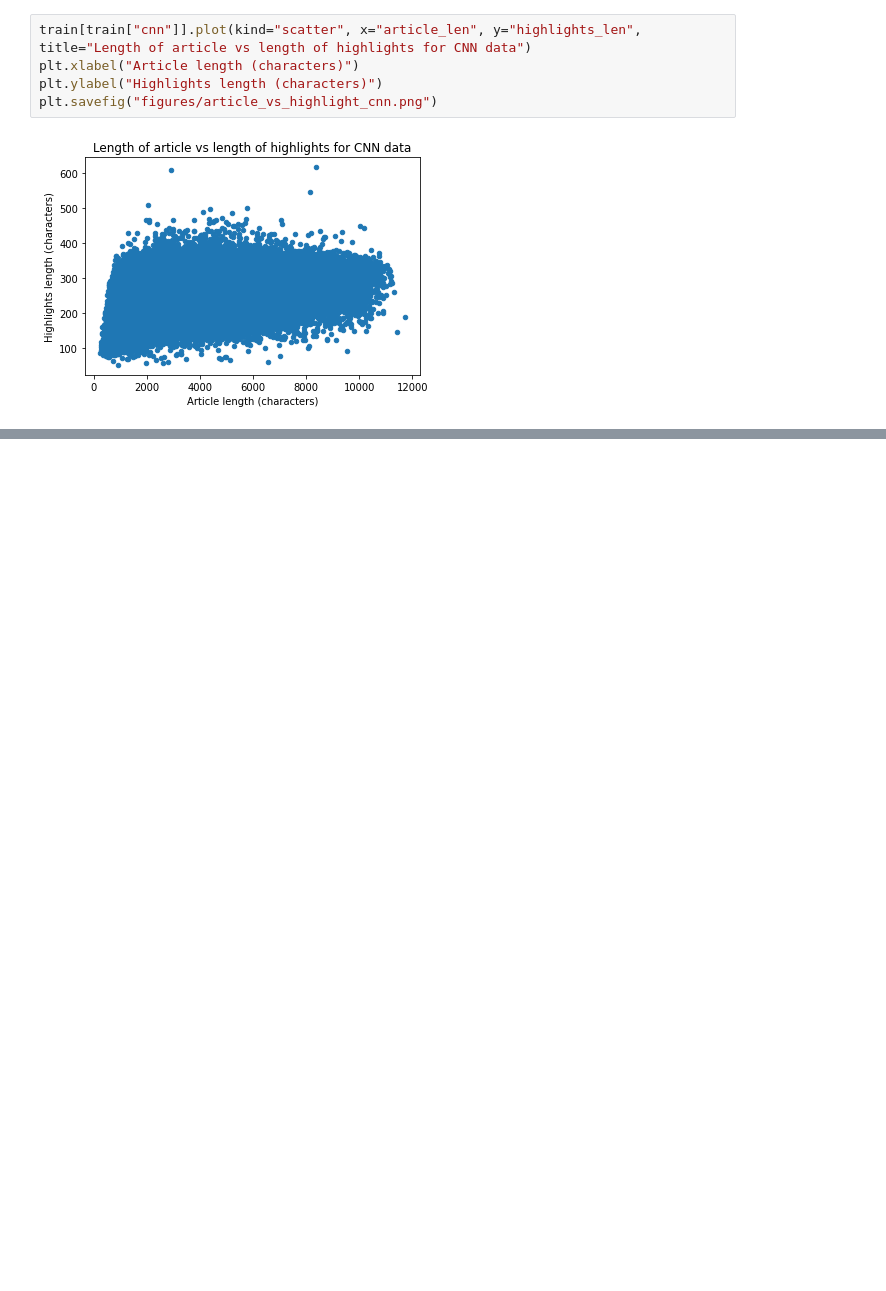
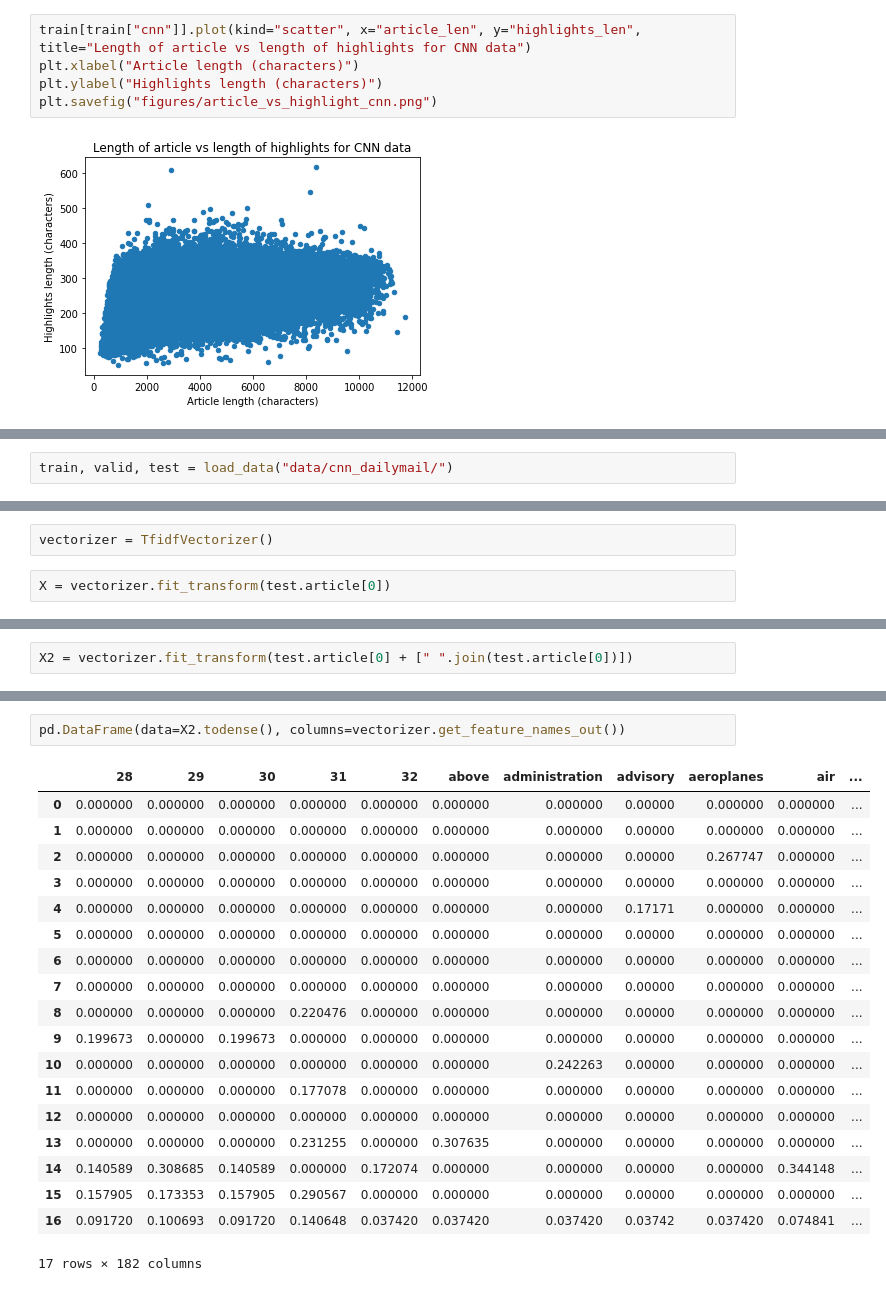
Before and after one commit to grant-TraDA/NLP-2022L, a Jupyter notebook: projects/team_2/app/src/eda.ipynb, the cells around one changed output, grey strips where cells are left out. Cells and saved outputs as stored; diff of their text form; blank space fills up the shorter version.

```diff
--- a/projects/team_2/eda.ipynb
+++ b/projects/team_2/app/src/eda.ipynb
@@ -417,0 +424,2 @@ plt.savefig("figures/article_vs_highlight_cnn.png")
+# %%
+train, valid, test = load_data("data/cnn_dailymail/")
@@ -417,0 +447,4 @@ plt.savefig("figures/article_vs_highlight_cnn.png")
+# %%
+vectorizer = TfidfVectorizer()
+# %%
+X = vectorizer.fit_transform(test.article[0])
@@ -417,0 +471,2 @@ plt.savefig("figures/article_vs_highlight_cnn.png")
+# %%
+X2 = vectorizer.fit_transform(test.article[0] + [" ".join(test.article[0])])
@@ -417,0 +489,22 @@ plt.savefig("figures/article_vs_highlight_cnn.png")
+# %%
+pd.DataFrame(data=X2.todense(), columns=vectorizer.get_feature_names_out())
+# %% [output]
+|  | 28 | 29 | 30 | 31 | 32 | above | administration | advisory | aeroplanes | air | ... |
+| 0 | 0.000000 | 0.000000 | 0.000000 | 0.000000 | 0.000000 | 0.000000 | 0.000000 | 0.00000 | 0.000000 | 0.000000 | ... |
+| 1 | 0.000000 | 0.000000 | 0.000000 | 0.000000 | 0.000000 | 0.000000 | 0.000000 | 0.00000 | 0.000000 | 0.000000 | ... |
+| 2 | 0.000000 | 0.000000 | 0.000000 | 0.000000 | 0.000000 | 0.000000 | 0.000000 | 0.00000 | 0.267747 | 0.000000 | ... |
+| 3 | 0.000000 | 0.000000 | 0.000000 | 0.000000 | 0.000000 | 0.000000 | 0.000000 | 0.00000 | 0.000000 | 0.000000 | ... |
+| 4 | 0.000000 | 0.000000 | 0.000000 | 0.000000 | 0.000000 | 0.000000 | 0.000000 | 0.17171 | 0.000000 | 0.000000 | ... |
+| 5 | 0.000000 | 0.000000 | 0.000000 | 0.000000 | 0.000000 | 0.000000 | 0.000000 | 0.00000 | 0.000000 | 0.000000 | ... |
+| 6 | 0.000000 | 0.000000 | 0.000000 | 0.000000 | 0.000000 | 0.000000 | 0.000000 | 0.00000 | 0.000000 | 0.000000 | ... |
+| 7 | 0.000000 | 0.000000 | 0.000000 | 0.000000 | 0.000000 | 0.000000 | 0.000000 | 0.00000 | 0.000000 | 0.000000 | ... |
+| 8 | 0.000000 | 0.000000 | 0.000000 | 0.220476 | 0.000000 | 0.000000 | 0.000000 | 0.00000 | 0.000000 | 0.000000 | ... |
+| 9 | 0.199673 | 0.000000 | 0.199673 | 0.000000 | 0.000000 | 0.000000 | 0.000000 | 0.00000 | 0.000000 | 0.000000 | ... |
+| 10 | 0.000000 | 0.000000 | 0.000000 | 0.000000 | 0.000000 | 0.000000 | 0.242263 | 0.00000 | 0.000000 | 0.000000 | ... |
+| 11 | 0.000000 | 0.000000 | 0.000000 | 0.177078 | 0.000000 | 0.000000 | 0.000000 | 0.00000 | 0.000000 | 0.000000 | ... |
+| 12 | 0.000000 | 0.000000 | 0.000000 | 0.000000 | 0.000000 | 0.000000 | 0.000000 | 0.00000 | 0.000000 | 0.000000 | ... |
+| 13 | 0.000000 | 0.000000 | 0.000000 | 0.231255 | 0.000000 | 0.307635 | 0.000000 | 0.00000 | 0.000000 | 0.000000 | ... |
+| 14 | 0.140589 | 0.308685 | 0.140589 | 0.000000 | 0.172074 | 0.000000 | 0.000000 | 0.00000 | 0.000000 | 0.344148 | ... |
+| 15 | 0.157905 | 0.173353 | 0.157905 | 0.290567 | 0.000000 | 0.000000 | 0.000000 | 0.00000 | 0.000000 | 0.000000 | ... |
+| 16 | 0.091720 | 0.100693 | 0.091720 | 0.140648 | 0.037420 | 0.037420 | 0.037420 | 0.03742 | 0.037420 | 0.074841 | ... |
+17 rows × 182 columns
```
Also changed, not shown: parts of 10 cells of this notebook, 23 other files.
